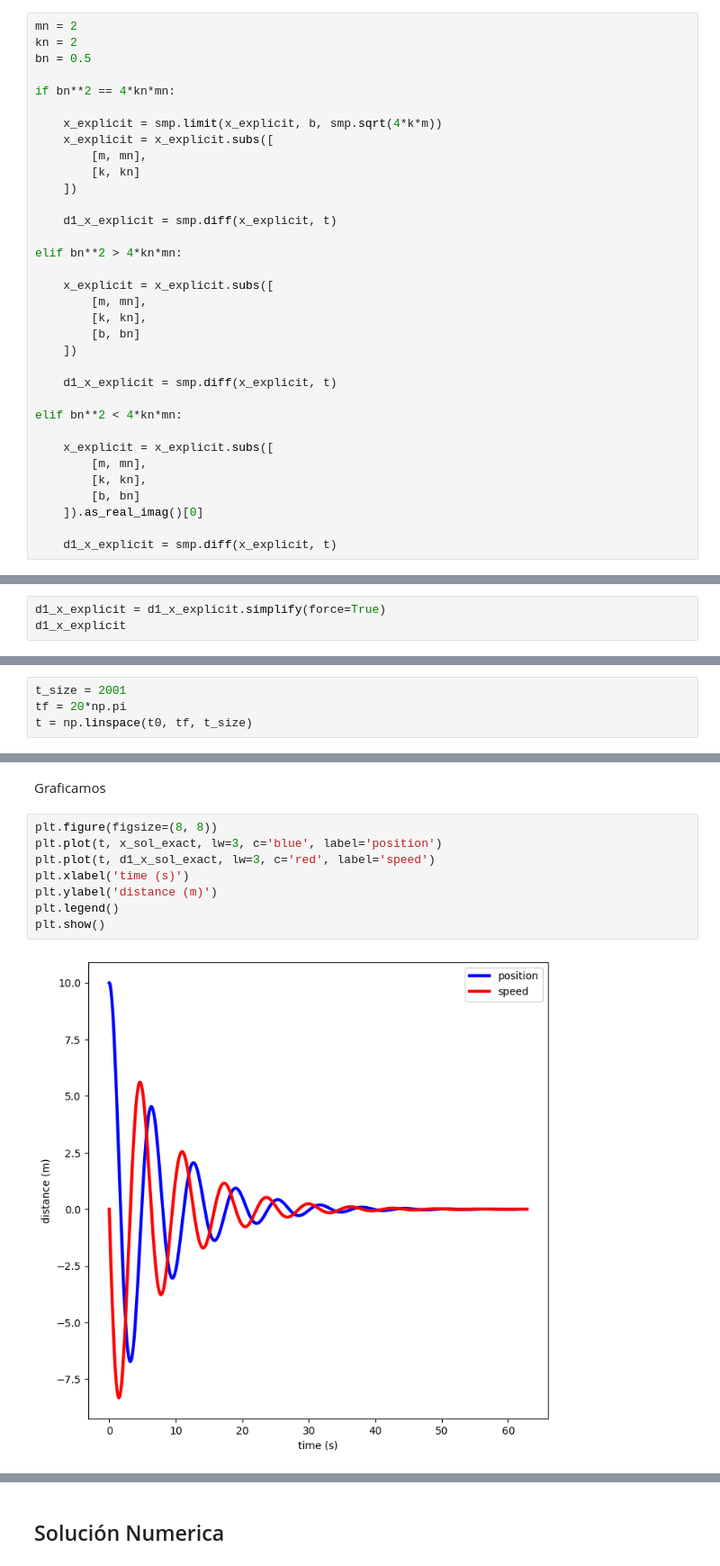
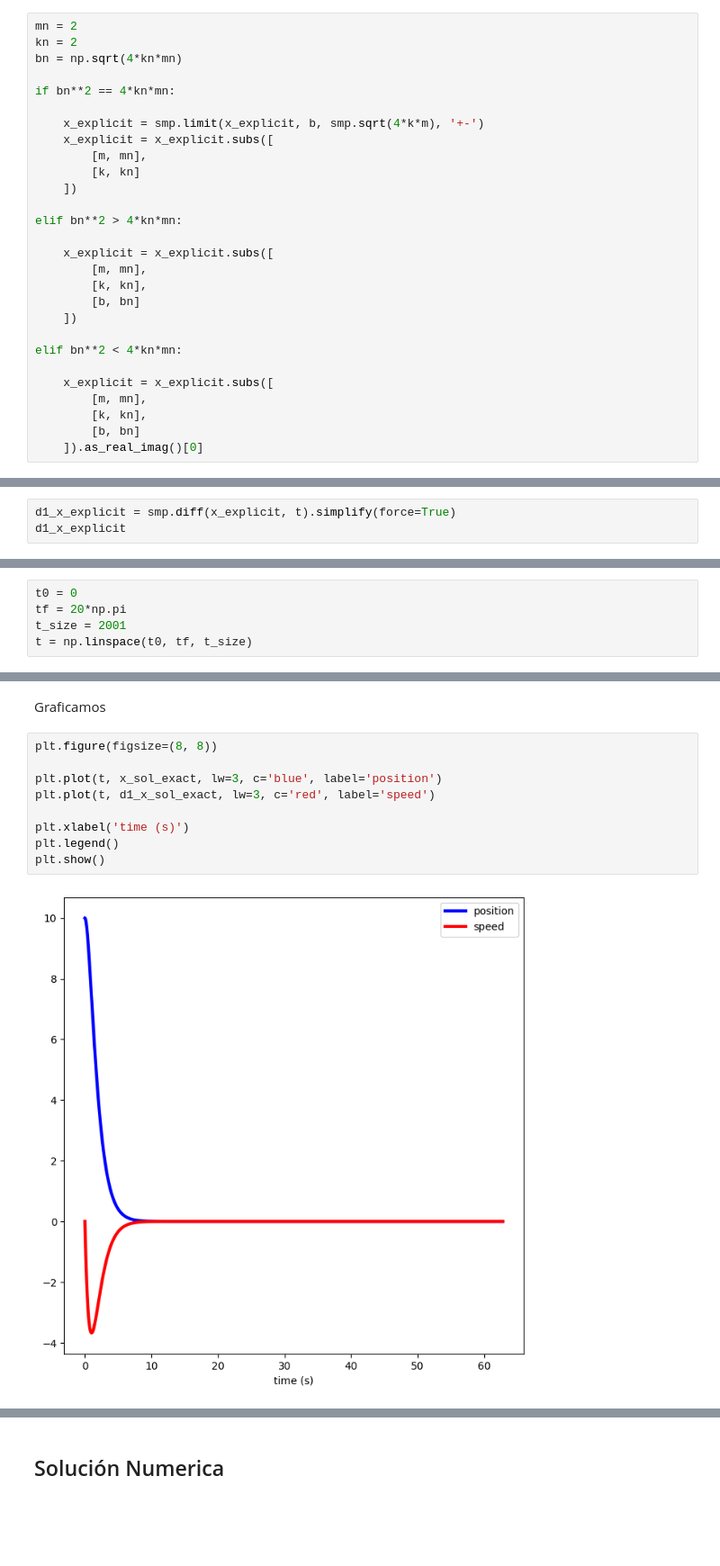
Before and after one commit to TheLightBringer616/Canal-Youtube, a Jupyter notebook: Mecanica_Clasica/Oscilador_Armonico_Amortiguado.ipynb, the cells around one changed output, grey strips where cells are left out. Shown: that part at 90% size. Cells and saved outputs as stored; diff of their text form; blank space fills up the shorter version.

```diff
--- a/Mecanica_Clasica/Oscilador_Armonico_Amortiguado.ipynb
+++ b/Mecanica_Clasica/Oscilador_Armonico_Amortiguado.ipynb
@@ -110,17 +119,15 @@ Además, si se tiene que hay sub-amortiguamiento hay que tomar la parte real de
 # %%
 mn = 2
 kn = 2
-bn = 0.5
+bn = np.sqrt(4*kn*mn)
 
 if bn**2 == 4*kn*mn:
 
-    x_explicit = smp.limit(x_explicit, b, smp.sqrt(4*k*m))
+    x_explicit = smp.limit(x_explicit, b, smp.sqrt(4*k*m), '+-')
     x_explicit = x_explicit.subs([
         [m, mn],
         [k, kn]
     ])
-
-    d1_x_explicit = smp.diff(x_explicit, t)
 
 elif bn**2 > 4*kn*mn:
 
@@ -130,8 +137,6 @@ elif bn**2 > 4*kn*mn:
         [b, bn]
     ])
 
-    d1_x_explicit = smp.diff(x_explicit, t)
-
 elif bn**2 < 4*kn*mn:
 
     x_explicit = x_explicit.subs([
@@ -139,8 +144,6 @@ elif bn**2 < 4*kn*mn:
         [k, kn],
         [b, bn]
     ]).as_real_imag()[0]
-
-    d1_x_explicit = smp.diff(x_explicit, t)
 # %%
 x_explicit = x_explicit.simplify(force=True)
 x_explicit
@@ -149,4 +152,4 @@ $\displaystyle \left(1.25988157669742 \sin{\left(0.992156741649222 t \right)} +
 # %%
-d1_x_explicit = d1_x_explicit.simplify(force=True)
+d1_x_explicit = smp.diff(x_explicit, t).simplify(force=True)
 d1_x_explicit
 # %% [output]
@@ -159,8 +162,9 @@ d1_x_exact = smp.lambdify((t), d1_x_explicit, modules='numpy')
 # %% [markdown]
 Creamos un intervalo del tiempo en el que queremos evaluar la solución
 # %%
+t0 = 0
+tf = 20*np.pi
 t_size = 2001
-tf = 20*np.pi
 t = np.linspace(t0, tf, t_size)
 # %% [markdown]
 Evaluamos la velcidad y la posición
@@ -171,14 +175,15 @@ d1_x_sol_exact = d1_x_exact(t)
 Graficamos
 # %%
 plt.figure(figsize=(8, 8))
+
 plt.plot(t, x_sol_exact, lw=3, c='blue', label='position')
 plt.plot(t, d1_x_sol_exact, lw=3, c='red', label='speed')
+
 plt.xlabel('time (s)')
-plt.ylabel('distance (m)')
 plt.legend()
 plt.show()
 # %% [output]
-[figure, old version]
+[figure, new version]
 # %%
 plt.figure(figsize=(8, 8))
 plt.plot(x_sol_exact, d1_x_sol_exact, lw=3)
```
Also changed, not shown: parts of 15 cells of this notebook, 1 other file.
